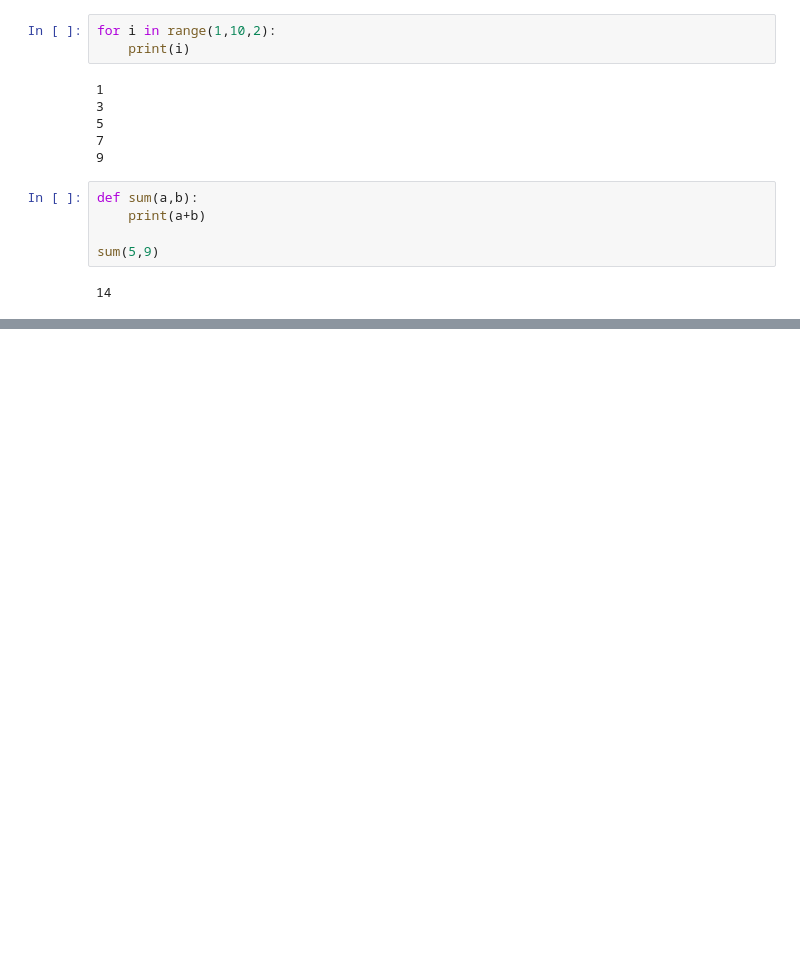
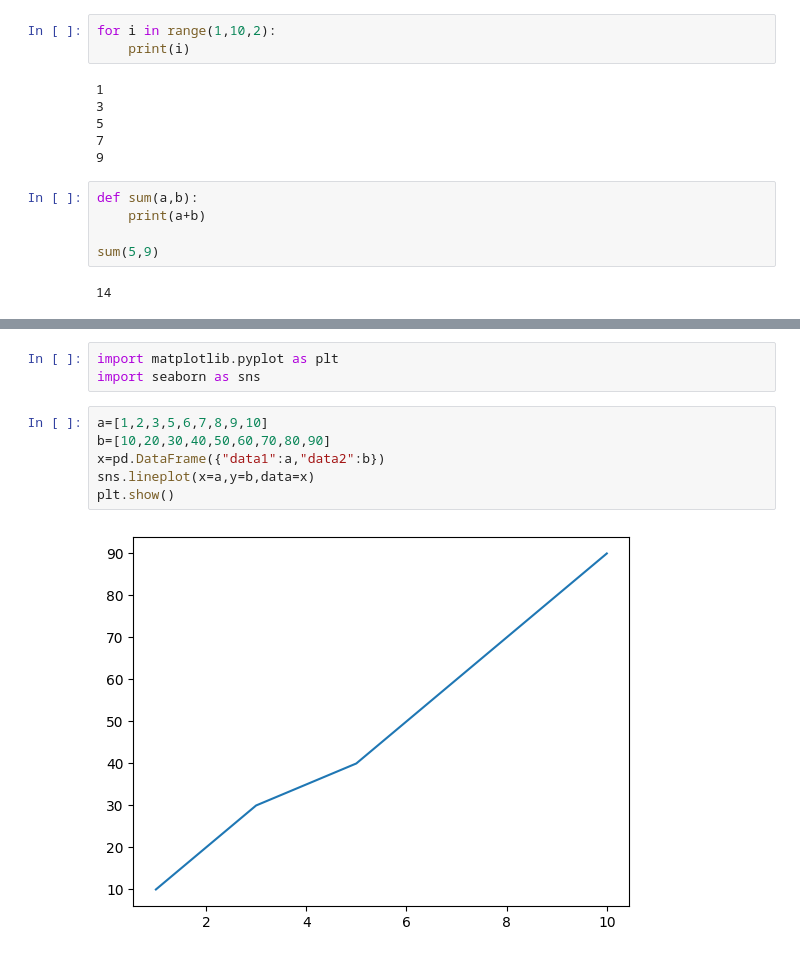
Before and after one commit to vishalshrma6168/ml2, a Jupyter notebook: Untitled.ipynb, the cells around one changed output, grey strips where cells are left out. Drawn from its saved outputs; the diff is of its cells as text; blank space fills up the shorter version.

```diff
--- a/Untitled.ipynb
+++ b/Untitled.ipynb
@@ -1668,0 +1730,11 @@ sum(5,9)
+# %%
+import matplotlib.pyplot as plt
+import seaborn as sns
+# %%
+a=[1,2,3,5,6,7,8,9,10]
+b=[10,20,30,40,50,60,70,80,90]
+x=pd.DataFrame({"data1":a,"data2":b})
+sns.lineplot(x=a,y=b,data=x)
+plt.show()
+# %% [output]
+[figure, added]
```
Also changed, not shown: parts of 38 cells of this notebook, 1 other file.
